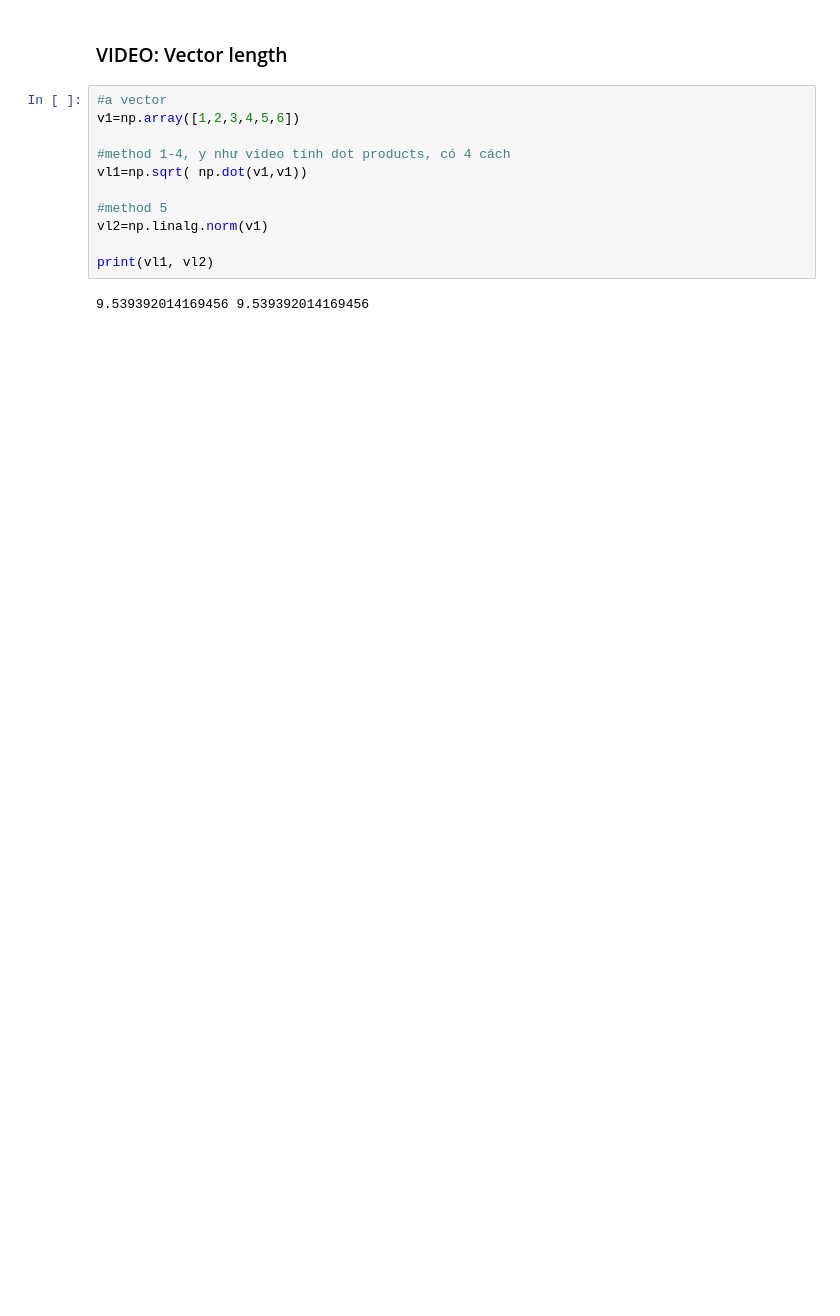
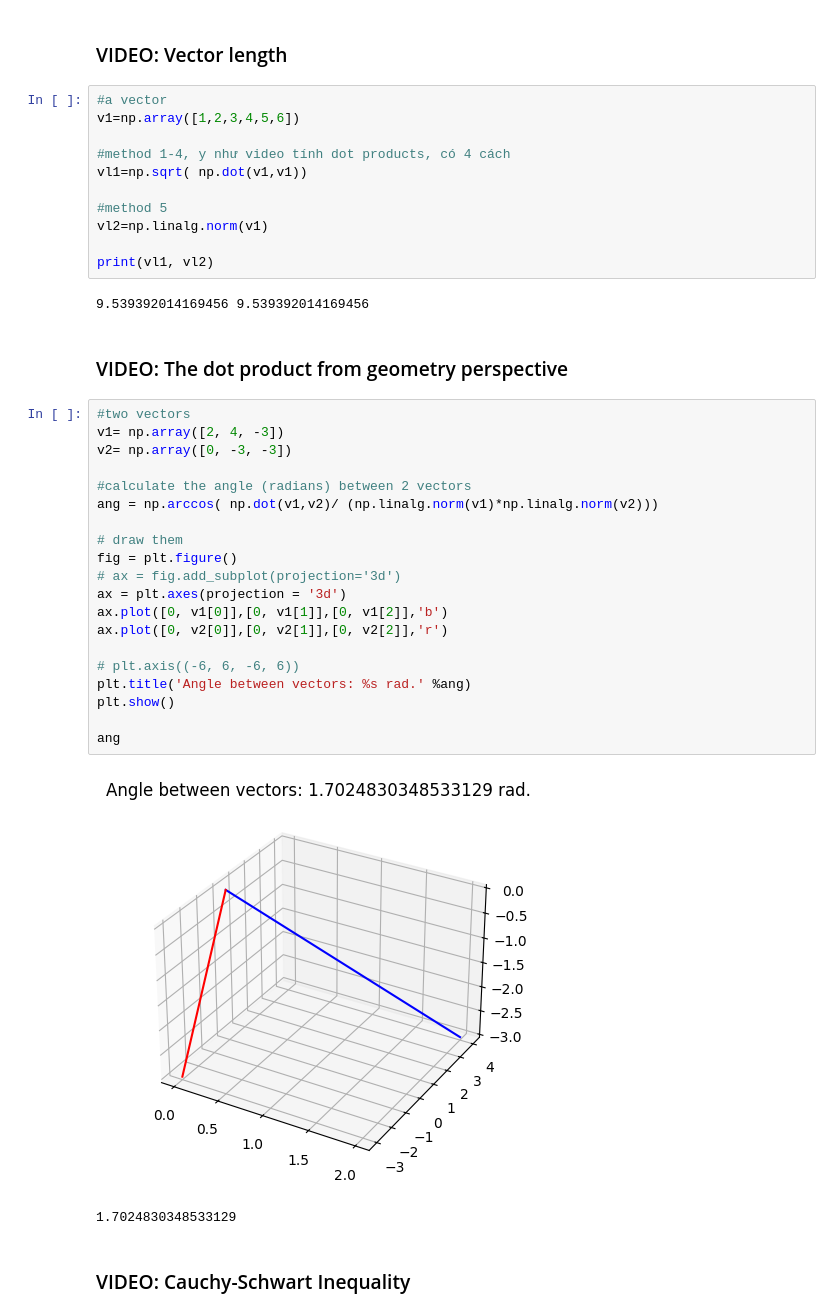
Before and after one commit to minhquant-268/Computational-Linear-Algebra-, a Jupyter notebook: Section 3 Vectors/vectors.ipynb, the cells around one changed output. Cells and saved outputs as stored; diff of their text form; blank space fills up the shorter version.

```diff
--- a/Section 3 Vectors/vectors.ipynb
+++ b/Section 3 Vectors/vectors.ipynb
@@ -210,3 +210,30 @@ vl2=np.linalg.norm(v1)
 print(vl1, vl2)
 # %% [output]
 9.539392014169456 9.539392014169456
+# %% [markdown]
+###      VIDEO: The dot product from geometry perspective
+# %%
+#two vectors
+v1= np.array([2, 4, -3])
+v2= np.array([0, -3, -3])
+
+#calculate the angle (radians) between 2 vectors
+ang = np.arccos( np.dot(v1,v2)/ (np.linalg.norm(v1)*np.linalg.norm(v2)))
+
+# draw them
+fig = plt.figure()
+# ax = fig.add_subplot(projection='3d')
+ax = plt.axes(projection = '3d')
+ax.plot([0, v1[0]],[0, v1[1]],[0, v1[2]],'b')
+ax.plot([0, v2[0]],[0, v2[1]],[0, v2[2]],'r')
+
+# plt.axis((-6, 6, -6, 6))
+plt.title('Angle between vectors: %s rad.' %ang)
+plt.show()
+
+ang
+# %% [output]
+[figure, added]
+1.7024830348533129
+# %% [markdown]
+###      VIDEO: Cauchy-Schwart Inequality
```
Also changed, not shown: parts of 14 cells of this notebook.
